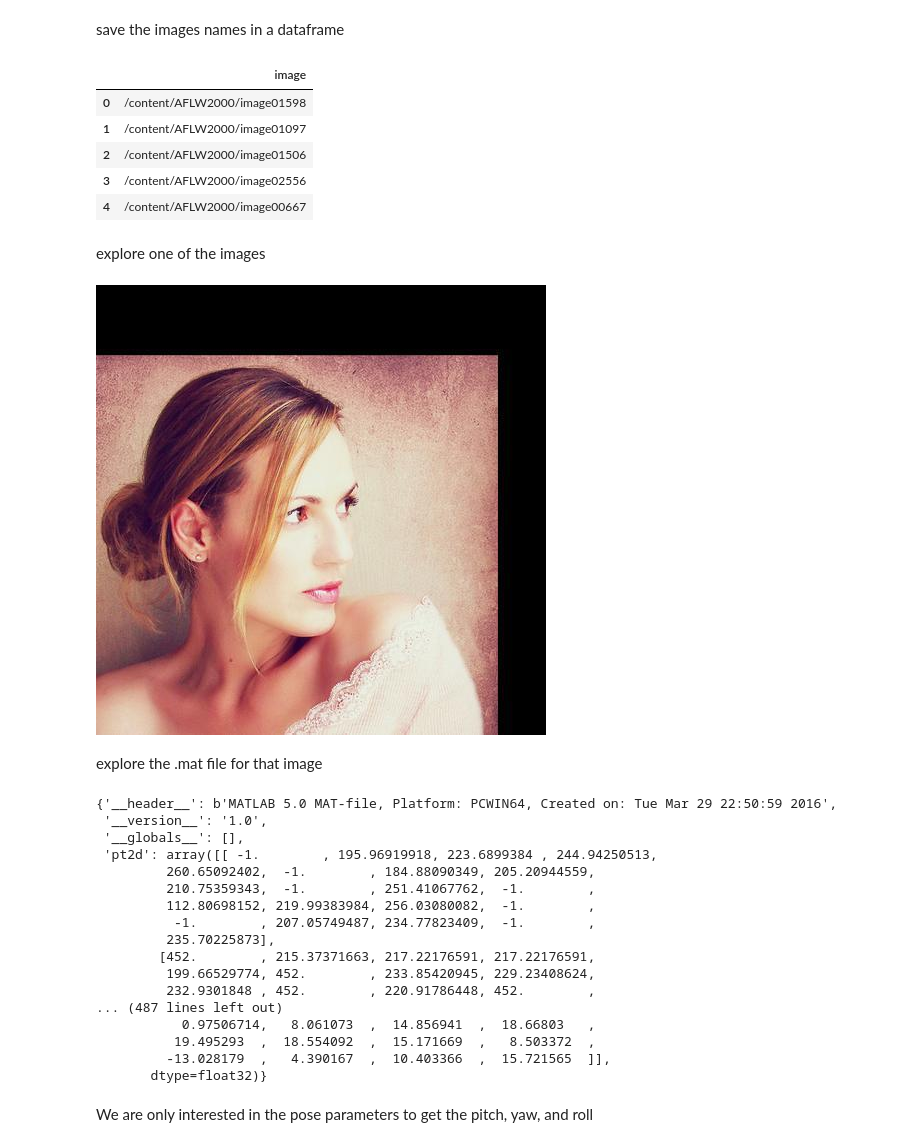
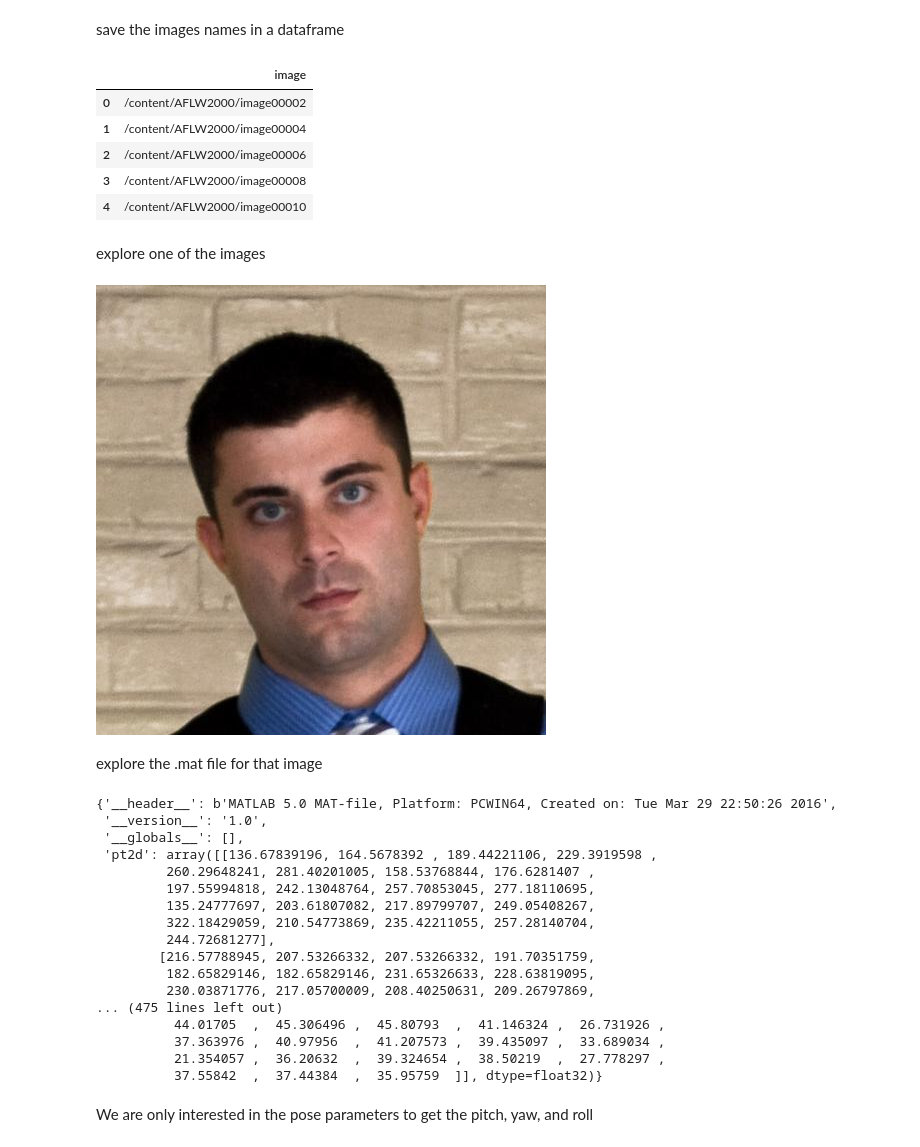
Before and after one commit to Heba-Atef99/Head_Pose_Estimation, a Jupyter notebook: Head_Pose_Estimation.ipynb, the cells around one changed output. Drawn from its saved outputs; the diff is of its cells as text; code cells hidden in the pictures.

```diff
--- a/Head_Pose_Estimation.ipynb
+++ b/Head_Pose_Estimation.ipynb
@@ -91,3 +90,5 @@ images_names[:5]
+# %%
+images_names = sorted(images_names)
 # %% [markdown]
 save the images names in a dataframe
 # %%
@@ -95,41 +96,41 @@ df = pd.DataFrame(images_names, columns=['image'])
 df.head()
 # %% [output]
 |  | image |
-| 0 | /content/AFLW2000/image01598 |
-| 1 | /content/AFLW2000/image01097 |
-| 2 | /content/AFLW2000/image01506 |
-| 3 | /content/AFLW2000/image02556 |
-| 4 | /content/AFLW2000/image00667 |
+| 0 | /content/AFLW2000/image00002 |
+| 1 | /content/AFLW2000/image00004 |
+| 2 | /content/AFLW2000/image00006 |
+| 3 | /content/AFLW2000/image00008 |
+| 4 | /content/AFLW2000/image00010 |
 # %% [markdown]
 explore one of the images
 # %%
-img = cv2.imread(df.iloc[0]['image']+'.jpg')
+img = cv2.imread(df.iloc[5]['image']+'.jpg')
 cv2_imshow(img)
 # %% [output]
-[figure, old version]
+[figure, new version]
 # %% [markdown]
 explore the .mat file for that image
 # %%
-annots = loadmat(df.iloc[0]['image']+'.mat')
+annots = loadmat(df.iloc[5]['image']+'.mat')
 annots
 # %% [output]
-{'__header__': b'MATLAB 5.0 MAT-file, Platform: PCWIN64, Created on: Tue Mar 29 22:50:59 2016',
+{'__header__': b'MATLAB 5.0 MAT-file, Platform: PCWIN64, Created on: Tue Mar 29 22:50:26 2016',
  '__version__': '1.0',
  '__globals__': [],
- 'pt2d': array([[ -1.        , 195.96919918, 223.6899384 , 244.94250513,
-         260.65092402,  -1.        , 184.88090349, 205.20944559,
-         210.75359343,  -1.        , 251.41067762,  -1.        ,
-         112.80698152, 219.99383984, 256.03080082,  -1.        ,
-          -1.        , 207.05749487, 234.77823409,  -1.        ,
-         235.70225873],
-        [452.        , 215.37371663, 217.22176591, 217.22176591,
-         199.66529774, 452.        , 233.85420945, 229.23408624,
-         232.9301848 , 452.        , 220.91786448, 452.        ,
-... (487 lines left out)
-           0.97506714,   8.061073  ,  14.856941  ,  18.66803   ,
-          19.495293  ,  18.554092  ,  15.171669  ,   8.503372  ,
-         -13.028179  ,   4.390167  ,  10.403366  ,  15.721565  ]],
-       dtype=float32)}
+ 'pt2d': array([[136.67839196, 164.5678392 , 189.44221106, 229.3919598 ,
+         260.29648241, 281.40201005, 158.53768844, 176.6281407 ,
+         197.55994818, 242.13048764, 257.70853045, 277.18110695,
+         135.24777697, 203.61807082, 217.89799707, 249.05408267,
+         322.18429059, 210.54773869, 235.42211055, 257.28140704,
+         244.72681277],
+        [216.57788945, 207.53266332, 207.53266332, 191.70351759,
+         182.65829146, 182.65829146, 231.65326633, 228.63819095,
+         230.03871776, 217.05700009, 208.40250631, 209.26797869,
+... (475 lines left out)
+          44.01705  ,  45.306496 ,  45.80793  ,  41.146324 ,  26.731926 ,
+          37.363976 ,  40.97956  ,  41.207573 ,  39.435097 ,  33.689034 ,
+          21.354057 ,  36.20632  ,  39.324654 ,  38.50219  ,  27.778297 ,
+          37.55842  ,  37.44384  ,  35.95759  ]], dtype=float32)}
 # %% [markdown]
 We are only interested in the pose parameters to get the pitch, yaw, and roll
 # %%
```
Also changed, not shown: parts of 154 cells of this notebook.
